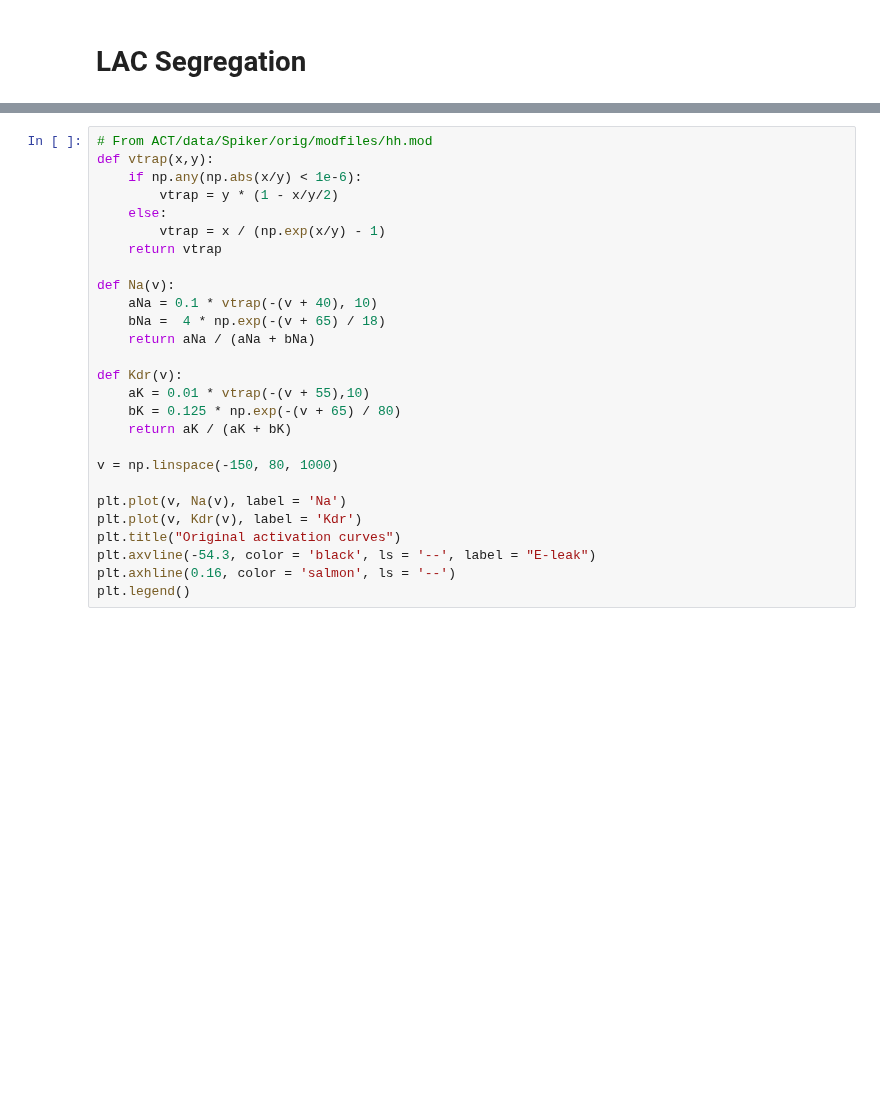
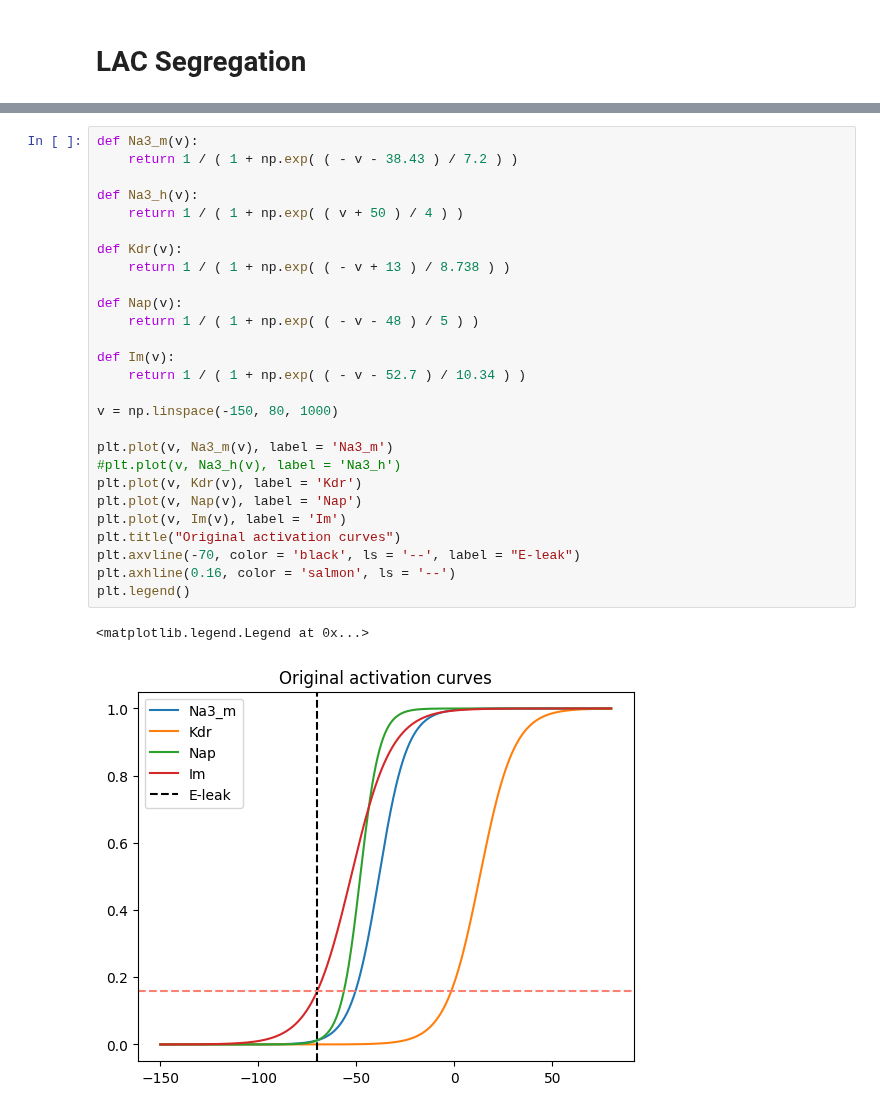
Before and after one commit to V-Marco/ACT, a Jupyter notebook: data/LAC/LAC_segregation.ipynb, the cells around one changed output, grey strips where cells are left out. Drawn from its saved outputs; the diff is of its cells as text; blank space fills up the shorter version.

```diff
--- a/data/LAC/LAC_segregation.ipynb
+++ b/data/LAC/LAC_segregation.ipynb
@@ -22,29 +26,32 @@ Modules:
-# %%
-# From ACT/data/Spiker/orig/modfiles/hh.mod
-def vtrap(x,y):
-    if np.any(np.abs(x/y) < 1e-6):
-        vtrap = y * (1 - x/y/2)
-    else:
-        vtrap = x / (np.exp(x/y) - 1)
-    return vtrap
-
-def Na(v):
-    aNa = 0.1 * vtrap(-(v + 40), 10)
-    bNa =  4 * np.exp(-(v + 65) / 18)
-    return aNa / (aNa + bNa)
-
-def Kdr(v):
-    aK = 0.01 * vtrap(-(v + 55),10)
-    bK = 0.125 * np.exp(-(v + 65) / 80)
-    return aK / (aK + bK)
-
-v = np.linspace(-150, 80, 1000)
-
-plt.plot(v, Na(v), label = 'Na')
-plt.plot(v, Kdr(v), label = 'Kdr')
-plt.title("Original activation curves")
-plt.axvline(-54.3, color = 'black', ls = '--', label = "E-leak")
-plt.axhline(0.16, color = 'salmon', ls = '--')
-plt.legend()
+# %%
+def Na3_m(v):
+    return 1 / ( 1 + np.exp( ( - v - 38.43 ) / 7.2 ) )
+
+def Na3_h(v):
+    return 1 / ( 1 + np.exp( ( v + 50 ) / 4 ) )
+
+def Kdr(v):
+    return 1 / ( 1 + np.exp( ( - v + 13 ) / 8.738 ) )
+
+def Nap(v):
+    return 1 / ( 1 + np.exp( ( - v - 48 ) / 5 ) )
+
+def Im(v):
+    return 1 / ( 1 + np.exp( ( - v - 52.7 ) / 10.34 ) )
+
+v = np.linspace(-150, 80, 1000)
+
+plt.plot(v, Na3_m(v), label = 'Na3_m')
+#plt.plot(v, Na3_h(v), label = 'Na3_h')
+plt.plot(v, Kdr(v), label = 'Kdr')
+plt.plot(v, Nap(v), label = 'Nap')
+plt.plot(v, Im(v), label = 'Im')
+plt.title("Original activation curves")
+plt.axvline(-70, color = 'black', ls = '--', label = "E-leak")
+plt.axhline(0.16, color = 'salmon', ls = '--')
+plt.legend()
+# %% [output]
+<matplotlib.legend.Legend at 0x...>
+[figure, added]
 # %%
 segregator = ACTSegregator()
```
Also changed, not shown: parts of 8 cells of this notebook, 13 other files.
